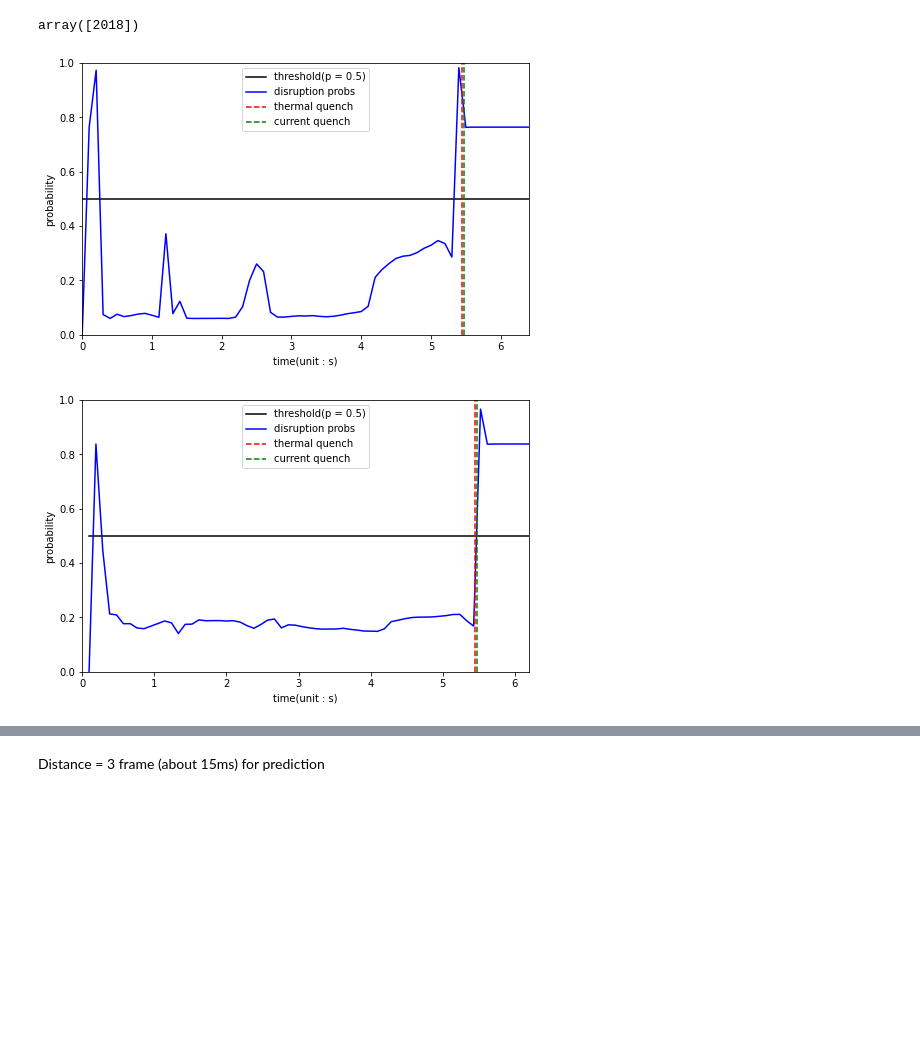
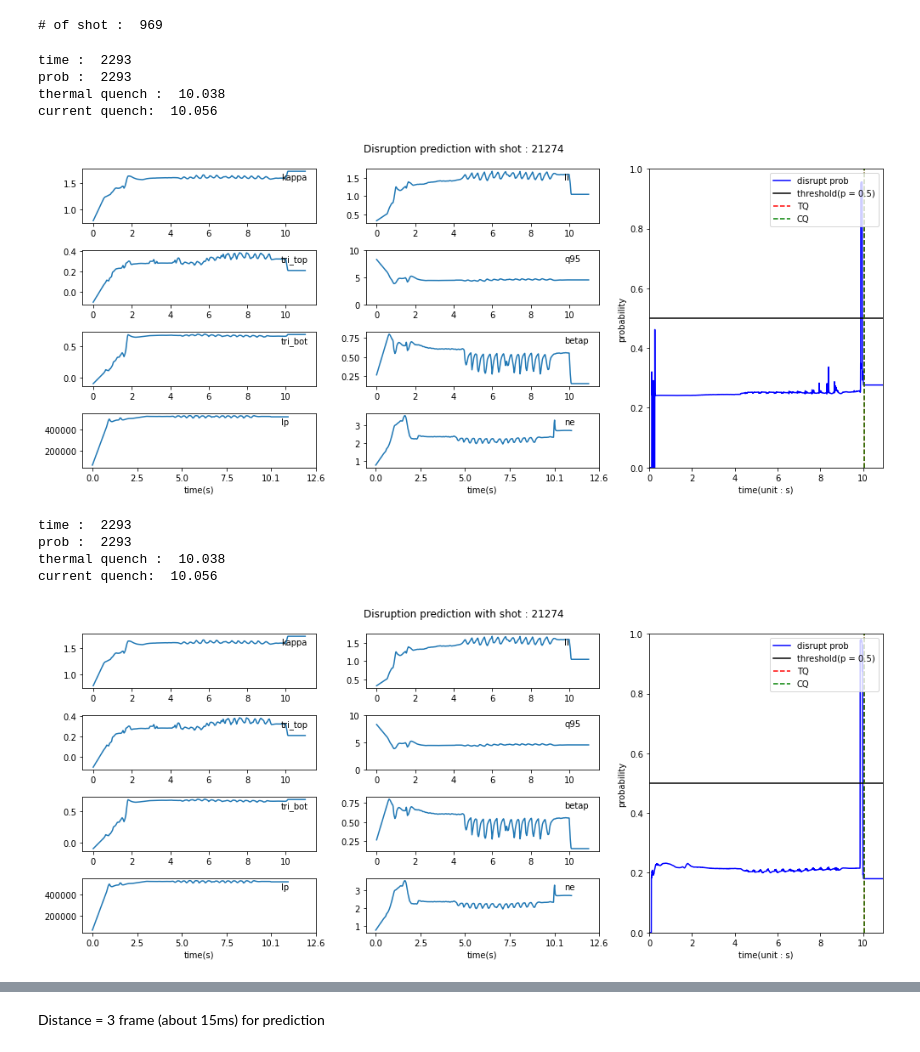
Before and after one commit to ZINZINBIN/Disruption-Prediciton-based-on-Multimodal-Deep-Learning, a Jupyter notebook: analysis_model_performance.ipynb, the cells around one changed output, grey strips where cells are left out. Saved outputs shown, nothing was run; the diff lists cells and outputs as text; code cells hidden in the pictures; blank space fills up the shorter version.

Commit message:
update transformer and data augmented

```diff
--- a/analysis_model_performance.ipynb
+++ b/analysis_model_performance.ipynb
@@ -20,15 +21,15 @@ new_shot_df.head()
-# %%
-import numpy as np
-np.unique(new_shot_df.year.values)
-# %% [output]
-array([2018])
+# %%
+ts_df = pd.read_csv("./dataset/KSTAR_Disruption_ts_data_extend.csv")
+print("# of shot : ", len(np.unique(ts_df.shot.values)))
+# %% [output]
+# of shot :  969
 # %%
 from src.models.ViViT import ViViT
 import os
 
 model = ViViT(
     image_size = 128,
-    patch_size = 32,
+    patch_size = 16,
     n_classes = 2,
     n_frames = 21,
     dim = 64,
@@ -39,45 +40,44 @@ model = ViViT(
     d_head = 64,
     dropout = 0.25,
     embedd_dropout=0.25,
     scale_dim = 4
 )
 
 # torch cuda initialize and clear cache
 torch.cuda.init()
 torch.cuda.empty_cache()
 
 # device allocation
 if(torch.cuda.device_count() >= 1):
     device = "cuda:" + str(3)
 else:
     device = 'cpu'
 
 model.to(device)
 
 model.load_state_dict(torch.load("./weights/ViViT_clip_21_dist_0_best.pt"))
 
 from src.utils.utility import generate_prob_curve, video2tensor
 
-# shot_num = 21747
-shot_num = 21310
+shot_num = 21274
 
-video_dir = os.path.join("./dataset/raw_videos/raw_videos/", "%06dtv01.avi"%shot_num)
-
-dataset = video2tensor(video_dir, 3, 21, 128, 256,256, False)
-prob_list = generate_prob_curve(
-    dataset,
-    model,
-    batch_size = 32,
+time_x, prob_list = generate_prob_curve(
+    file_path = "./dataset/test-shot",
+    model = model,
     device = device,
     save_dir = "./results/ViViT_disruption_probs_curve.png",
     shot_list_dir = "./dataset/KSTAR_Disruption_Shot_List_extend.csv",
-    shot_number = shot_num,
+    ts_data_dir = "./dataset/KSTAR_Disruption_ts_data_extend.csv",
+    shot_num = shot_num,
     clip_len = 21,
     dist_frame = 0,
-    use_continuous_frame = False
 )
 # %% [output]
+time :  2293
+prob :  2293
+thermal quench :  10.038
+current quench:  10.056
-[figure, old version]
+[figure, new version]
 # %%
 from src.models.slowfast import SlowFast
 from src.models.resnet import Bottleneck3D
@@ -96,21 +96,25 @@ model = SlowFast(
 model.to(device)
 model.load_state_dict(torch.load("./weights/slowfast_clip_21_dist_0_best.pt"))
 
-dataset = video2tensor(video_dir, 3, 20, 128, 256,256, False)
-prob_list = generate_prob_curve(
-    dataset,
-    model,
-    batch_size = 32,
+shot_num = 21274
+
+time_x, prob_list = generate_prob_curve(
+    file_path = "./dataset/test-shot",
+    model = model,
     device = device,
-    save_dir = "./results/slowfast_disruption_probs_curve.png",
+    save_dir = "./results/ViViT_disruption_probs_curve.png",
     shot_list_dir = "./dataset/KSTAR_Disruption_Shot_List_extend.csv",
-    shot_number = shot_num,
+    ts_data_dir = "./dataset/KSTAR_Disruption_ts_data_extend.csv",
+    shot_num = shot_num,
     clip_len = 20,
     dist_frame = 0,
-    use_continuous_frame = False
 )
 # %% [output]
+time :  2293
+prob :  2293
+thermal quench :  10.038
+current quench:  10.056
-[figure, old version]
+[figure, new version]
 # %%
 from src.models.R2Plus1D import  R2Plus1DClassifier
 
```
Also changed, not shown: parts of 3 cells of this notebook, 59 other files.
